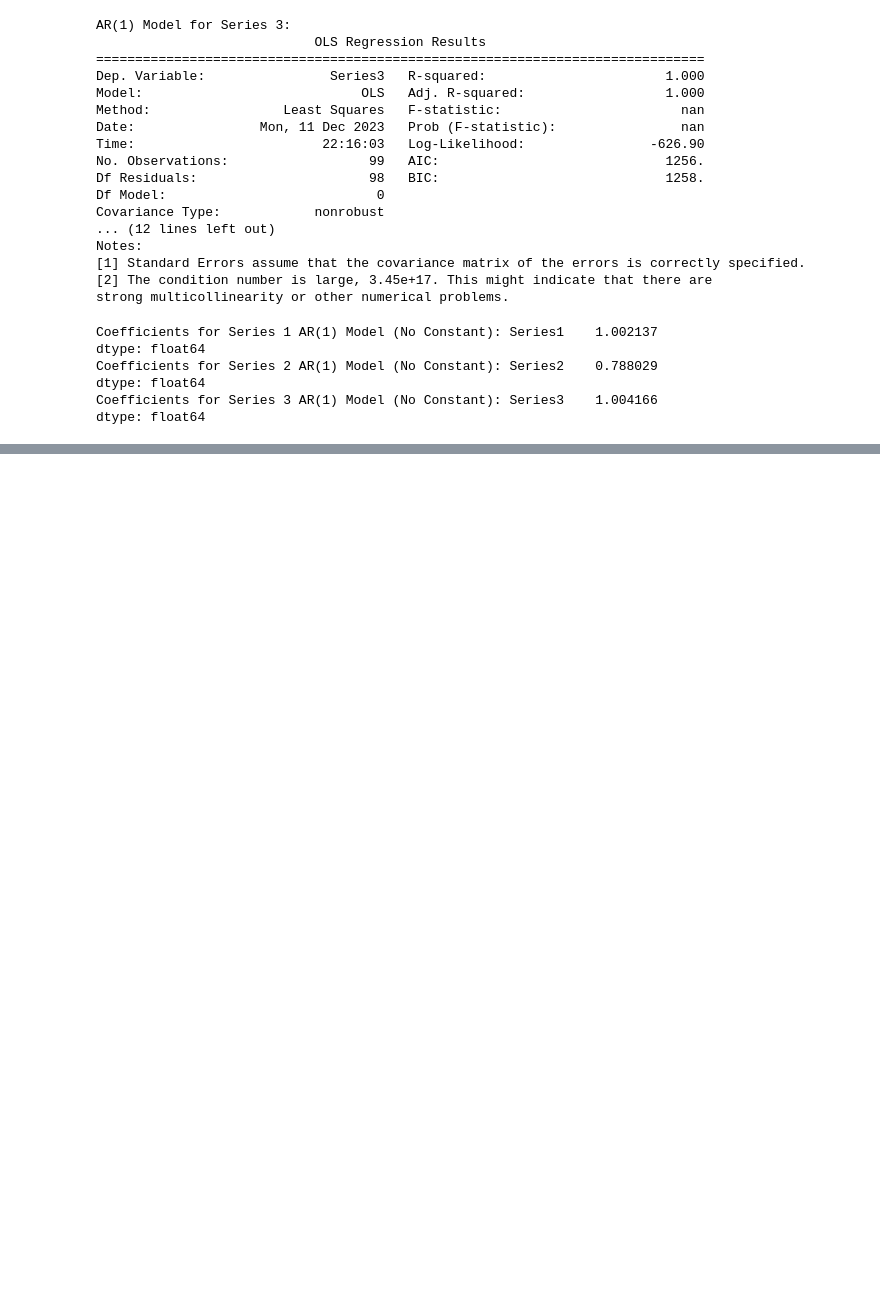
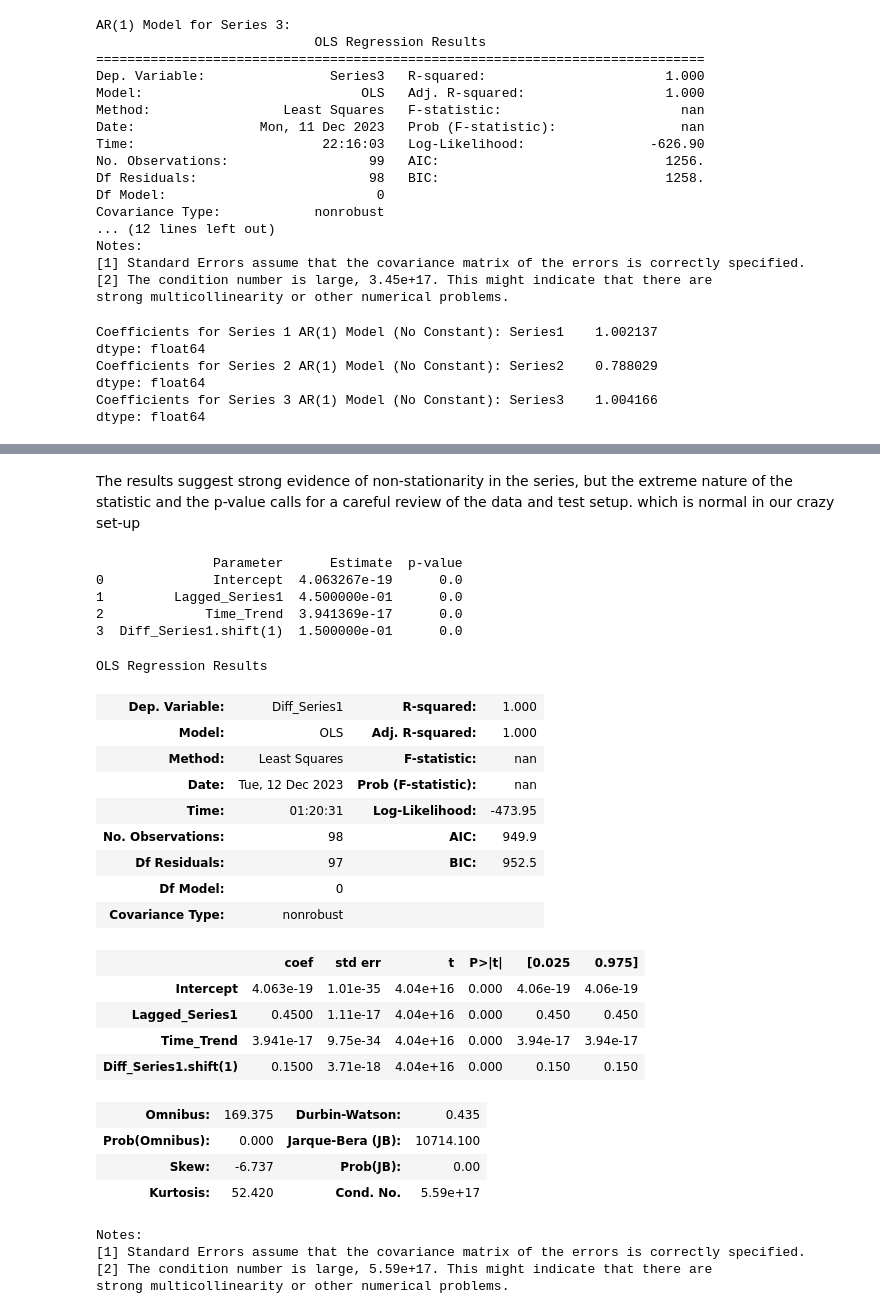
Before and after one commit to rsc05/Programming-For-Business-Analytics-for-DA, a Jupyter notebook: Week 6/Example2.ipynb, the cells around one changed output, grey strips where cells are left out. Saved outputs shown, nothing was run; the diff lists cells and outputs as text; code cells hidden in the pictures; blank space fills up the shorter version.

```diff
--- a/Week 6/Example2.ipynb
+++ b/Week 6/Example2.ipynb
@@ -368,0 +405,66 @@ dtype: float64
+# %% [markdown]
+
+The results suggest strong evidence of non-stationarity in the series, but the extreme nature of the statistic and the p-value calls for a careful review of the data and test setup. which is normal in our crazy set-up
+# %%
+import pandas as pd
+import numpy as np
+import statsmodels.api as sm
+import statsmodels.formula.api as smf
+
+# Generate lagged series and differences
+df['Lagged_Series1'] = df['Series1'].shift(1)
+df['Diff_Series1'] = df['Series1'].diff()
+
+# Adding a time trend
+df['Time_Trend'] = np.arange(len(df))
+
+# Dropping missing values (first row now contains NaN due to differencing)
+df = df.dropna()
+
+# Running the regression
+model = smf.ols('Diff_Series1 ~ Lagged_Series1 + Time_Trend + Diff_Series1.shift(1)', data=df).fit()
+
+# Extracting estimated parameters and p-values
+params = model.params
+p_values = model.pvalues
+
+# Creating a summary table
+summary_table = pd.DataFrame({
+    'Parameter': params.index,
+    'Estimate': params.values,
+    'p-value': p_values.values
+})
+
+print(summary_table)
+# %% [output]
+               Parameter      Estimate  p-value
+0              Intercept  4.063267e-19      0.0
+1         Lagged_Series1  4.500000e-01      0.0
+2             Time_Trend  3.941369e-17      0.0
+3  Diff_Series1.shift(1)  1.500000e-01      0.0
+# %%
+model.summary()
+# %% [output]
+OLS Regression Results
+| Dep. Variable: | Diff_Series1 | R-squared: | 1.000 |
+| Model: | OLS | Adj. R-squared: | 1.000 |
+| Method: | Least Squares | F-statistic: | nan |
+| Date: | Tue, 12 Dec 2023 | Prob (F-statistic): | nan |
+| Time: | 01:20:31 | Log-Likelihood: | -473.95 |
+| No. Observations: | 98 | AIC: | 949.9 |
+| Df Residuals: | 97 | BIC: | 952.5 |
+| Df Model: | 0 |  |  |
+| Covariance Type: | nonrobust |  |  |
+|  | coef | std err | t | P>|t| | [0.025 | 0.975] |
+| Intercept | 4.063e-19 | 1.01e-35 | 4.04e+16 | 0.000 | 4.06e-19 | 4.06e-19 |
+| Lagged_Series1 | 0.4500 | 1.11e-17 | 4.04e+16 | 0.000 | 0.450 | 0.450 |
+| Time_Trend | 3.941e-17 | 9.75e-34 | 4.04e+16 | 0.000 | 3.94e-17 | 3.94e-17 |
+| Diff_Series1.shift(1) | 0.1500 | 3.71e-18 | 4.04e+16 | 0.000 | 0.150 | 0.150 |
+| Omnibus: | 169.375 | Durbin-Watson: | 0.435 |
+| Prob(Omnibus): | 0.000 | Jarque-Bera (JB): | 10714.100 |
+| Skew: | -6.737 | Prob(JB): | 0.00 |
+| Kurtosis: | 52.420 | Cond. No. | 5.59e+17 |
+Notes:
+[1] Standard Errors assume that the covariance matrix of the errors is correctly specified.
+[2] The condition number is large, 5.59e+17. This might indicate that there are
+strong multicollinearity or other numerical problems.
```
Also changed, not shown: parts of 4 cells of this notebook.
